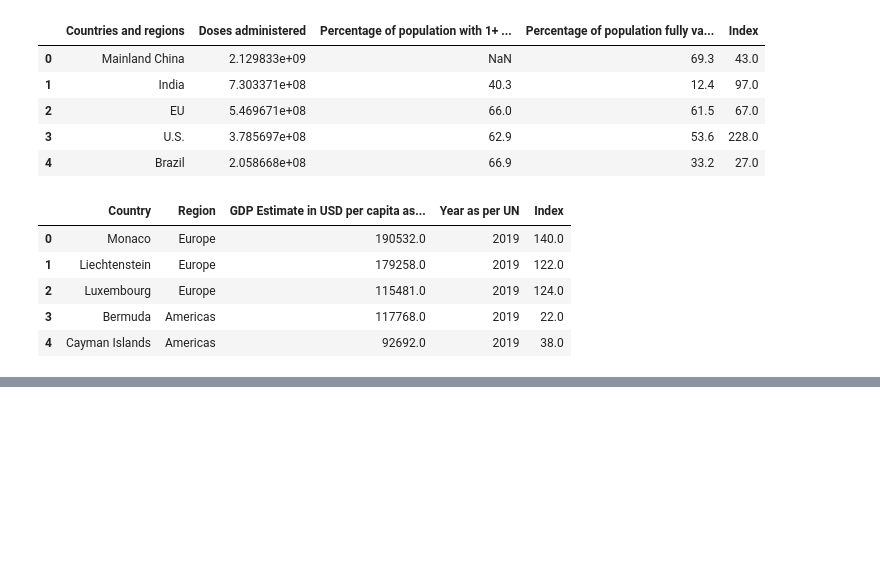
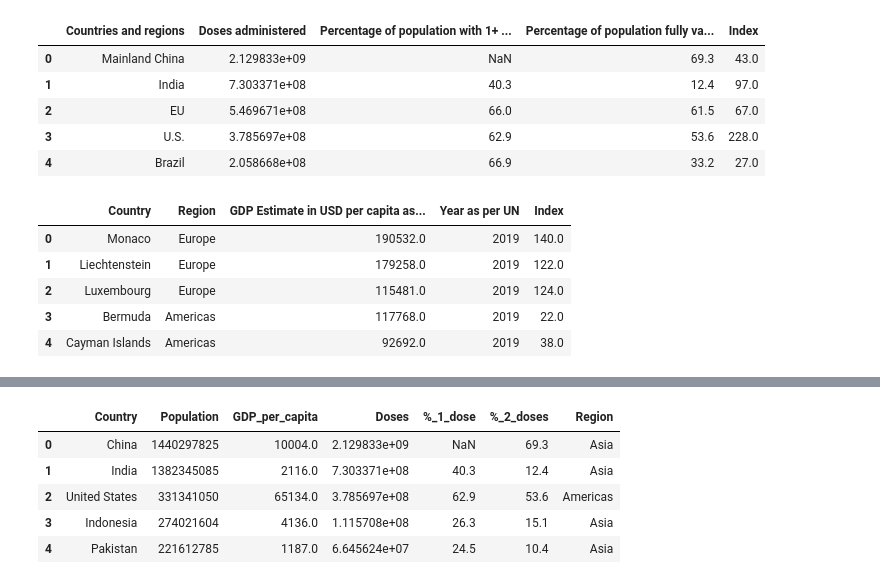
Before and after one commit to TomHOldershaw/Project-2-Group-1, a Jupyter notebook: notebooks/cleaned_dataframe.ipynb, the cells around one changed output, grey strips where cells are left out. Saved outputs shown, nothing was run; the diff lists cells and outputs as text; code cells hidden in the pictures; blank space fills up the shorter version.

```diff
--- a/notebooks/cleaned_dataframe.ipynb
+++ b/notebooks/cleaned_dataframe.ipynb
@@ -200,3 +200,6 @@ merged_gdp.head()
 | 2 | Luxembourg | Europe | 115481.0 | 2019 | 124.0 |
 | 3 | Bermuda | Americas | 117768.0 | 2019 | 22.0 |
 | 4 | Cayman Islands | Americas | 92692.0 | 2019 | 38.0 |
+# %%
+merge_1 = pd.merge(merged_population, merged_vax, on="Index")
+merge_1.head()
@@ -202,0 +213,3 @@ merged_gdp.head()
+# %%
+merge_2 = pd.merge(merge_1, merged_gdp, on="Index")
+merge_2.head()
@@ -202,0 +223,17 @@ merged_gdp.head()
+# %%
+final_merge = merge_2[["Country", "Population (2020)", "GDP Estimate in USD per capita as per UN", "Doses administered", "Percentage of population with 1+ dose", "Percentage of population fully vaccinated", "Region"]]
+final_merge = final_merge.rename(columns={
+    "Population (2020)":"Population",
+    "GDP Estimate in USD per capita as per UN":"GDP_per_capita",
+    "Doses administered":"Doses",
+    "Percentage of population with 1+ dose":"%_1_dose",
+    "Percentage of population fully vaccinated":"%_2_doses"
+})
+final_merge.head()
+# %% [output]
+|  | Country | Population | GDP_per_capita | Doses | %_1_dose | %_2_doses | Region |
+| 0 | China | 1440297825 | 10004.0 | 2.129833e+09 | NaN | 69.3 | Asia |
+| 1 | India | 1382345085 | 2116.0 | 7.303371e+08 | 40.3 | 12.4 | Asia |
+| 2 | United States | 331341050 | 65134.0 | 3.785697e+08 | 62.9 | 53.6 | Americas |
+| 3 | Indonesia | 274021604 | 4136.0 | 1.115708e+08 | 26.3 | 15.1 | Asia |
+| 4 | Pakistan | 221612785 | 1187.0 | 6.645624e+07 | 24.5 | 10.4 | Asia |
```
Also changed, not shown: parts of 3 cells of this notebook, 1 other file.
